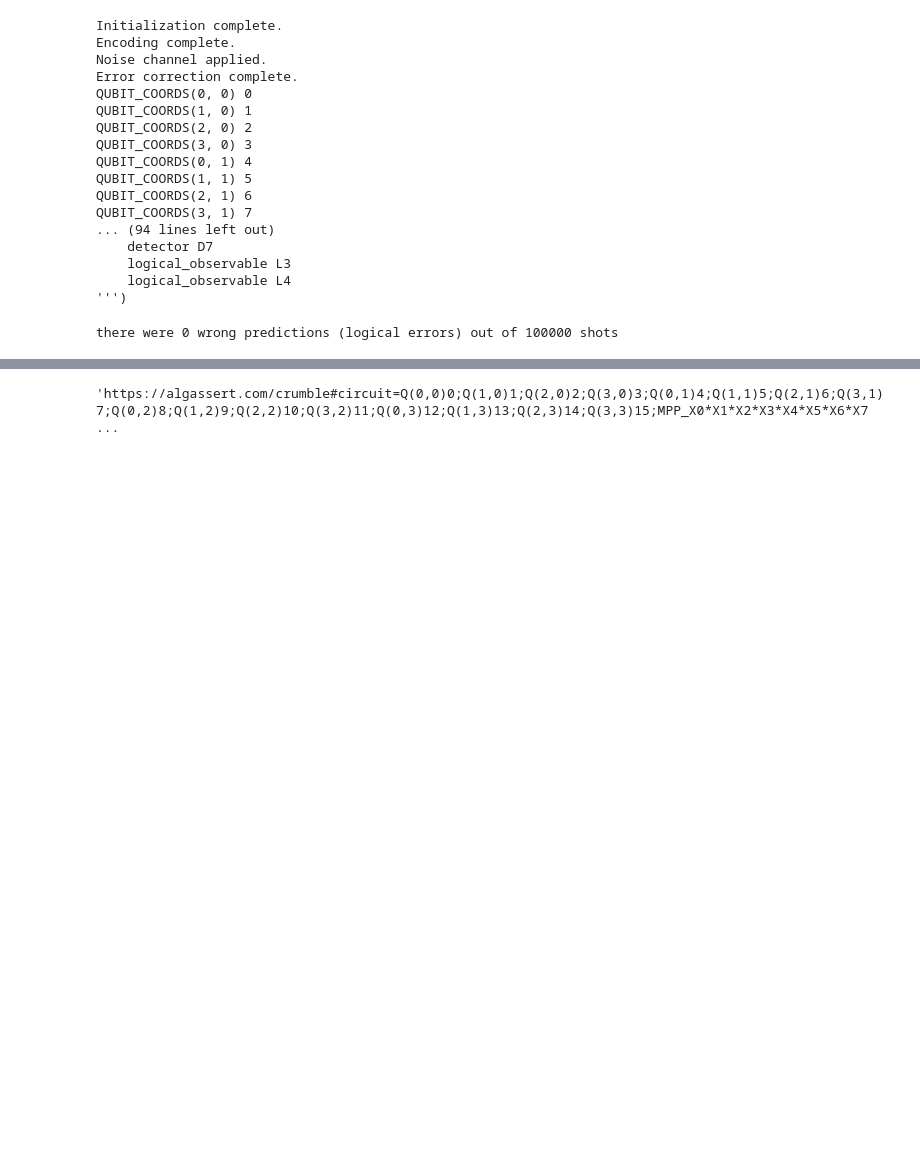
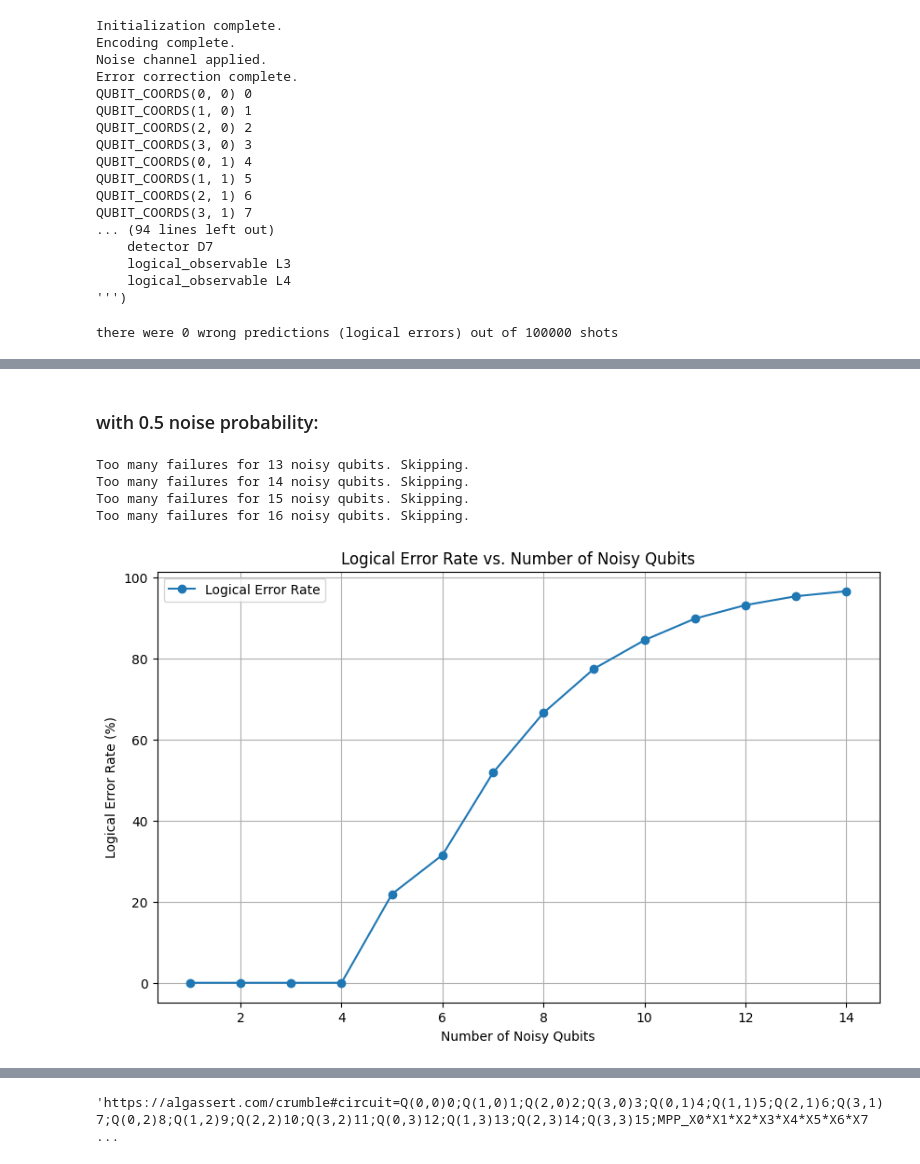
Before and after one commit to DeDuckProject/tesseract-code-stim, a Jupyter notebook: 03_stim_playground2.ipynb, the cells around one changed output, grey strips where cells are left out. Drawn from its saved outputs; the diff is of its cells as text; code cells hidden in the pictures; blank space fills up the shorter version.

Commit message:
Started implementing actual decoder + added simulations for pymatching decoder

```diff
--- a/03_stim_playground2.ipynb
+++ b/03_stim_playground2.ipynb
@@ -351,0 +516,17 @@ there were 0 wrong predictions (logical errors) out of 100000 shots
+# %% [markdown]
+### with 0.5 noise probability:
+# %%
+# Parameters
+num_samples = 10  # Number of configurations to sample for each noisy qubit count
+num_shots = 100_000  # Number of shots for each simulation
+
+# Run simulations
+results = run_pymatching_simulations(num_samples, num_shots)
+
+plot_pymatching_results(results)
+# %% [output]
+Too many failures for 13 noisy qubits. Skipping.
+Too many failures for 14 noisy qubits. Skipping.
+Too many failures for 15 noisy qubits. Skipping.
+Too many failures for 16 noisy qubits. Skipping.
+[figure, added]
```
Also changed, not shown: parts of 15 cells of this notebook.
